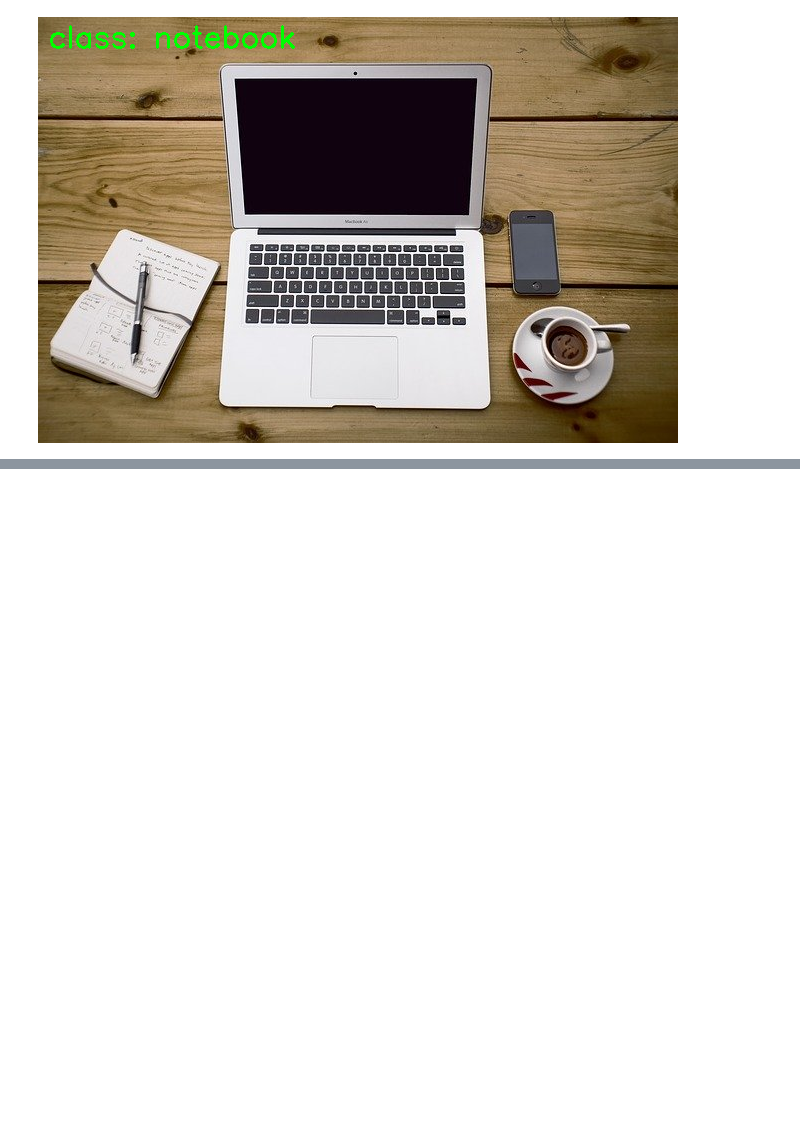
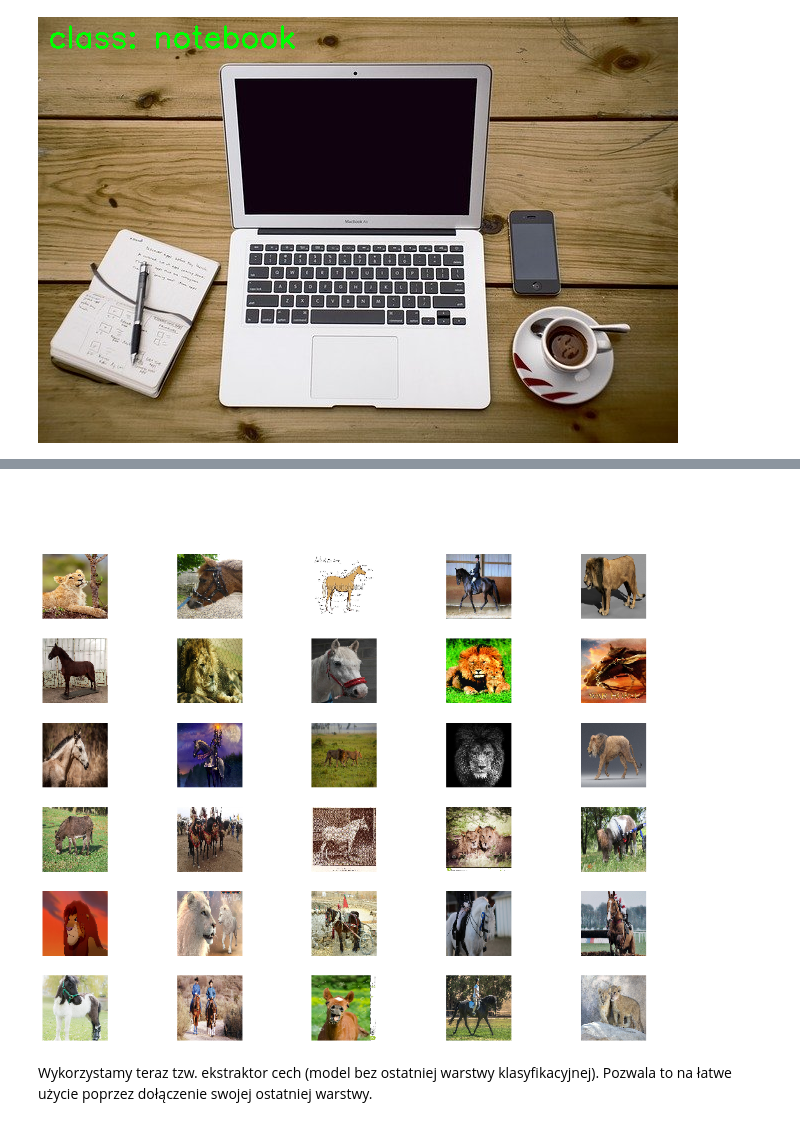
Before and after one commit to krakowiakpawel9/computer-vision-course, a Jupyter notebook: 10_tensorflow_hub/02_classification-transfer-learning.ipynb, the cells around one changed output, grey strips where cells are left out. Saved outputs shown, nothing was run; the diff lists cells and outputs as text; code cells hidden in the pictures; blank space fills up the shorter version.

```diff
--- a/10_tensorflow_hub/02_classification-transfer-learning.ipynb
+++ b/10_tensorflow_hub/02_classification-transfer-learning.ipynb
@@ -94,0 +105,17 @@ cv2_imshow(img)
+# %%
+# budowa generatora
+image_generator = tf.keras.preprocessing.image.ImageDataGenerator(rescale=1/255)
+image_data = image_generator.flow_from_directory('images', target_size=IMAGE_SHAPE)
+
+# pobranie wsadu danych
+for image_batch, label_batch in image_data:
+    print("Image batch shape: ", image_batch.shape)
+    print("Label batch shape: ", label_batch.shape)
+    break
+
+# predykcja
+result_batch = classifier.predict(image_batch)
+
+# wyświetlenie klas
+predicted_class_names = imagenet_labels[np.argmax(result_batch, axis=-1)]
+predicted_class_names
@@ -94,0 +132,13 @@ cv2_imshow(img)
+# %%
+plt.figure(figsize=(18, 14))
+plt.subplots_adjust(hspace=0.3, wspace=0.3)
+for n in range(30):
+    plt.subplot(6,5,n+1)
+    plt.imshow(image_batch[n])
+    plt.title(predicted_class_names[n], color='white', fontdict={'fontsize': 20})
+    plt.axis('off')
+_ = plt.suptitle("ImageNet predictions", color='white', fontsize=20)
+# %% [output]
+[figure, added]
+# %% [markdown]
+Wykorzystamy teraz tzw. ekstraktor cech (model bez ostatniej warstwy klasyfikacyjnej). Pozwala to na łatwe użycie poprzez dołączenie swojej ostatniej warstwy.
```
Also changed, not shown: parts of 14 cells of this notebook.
